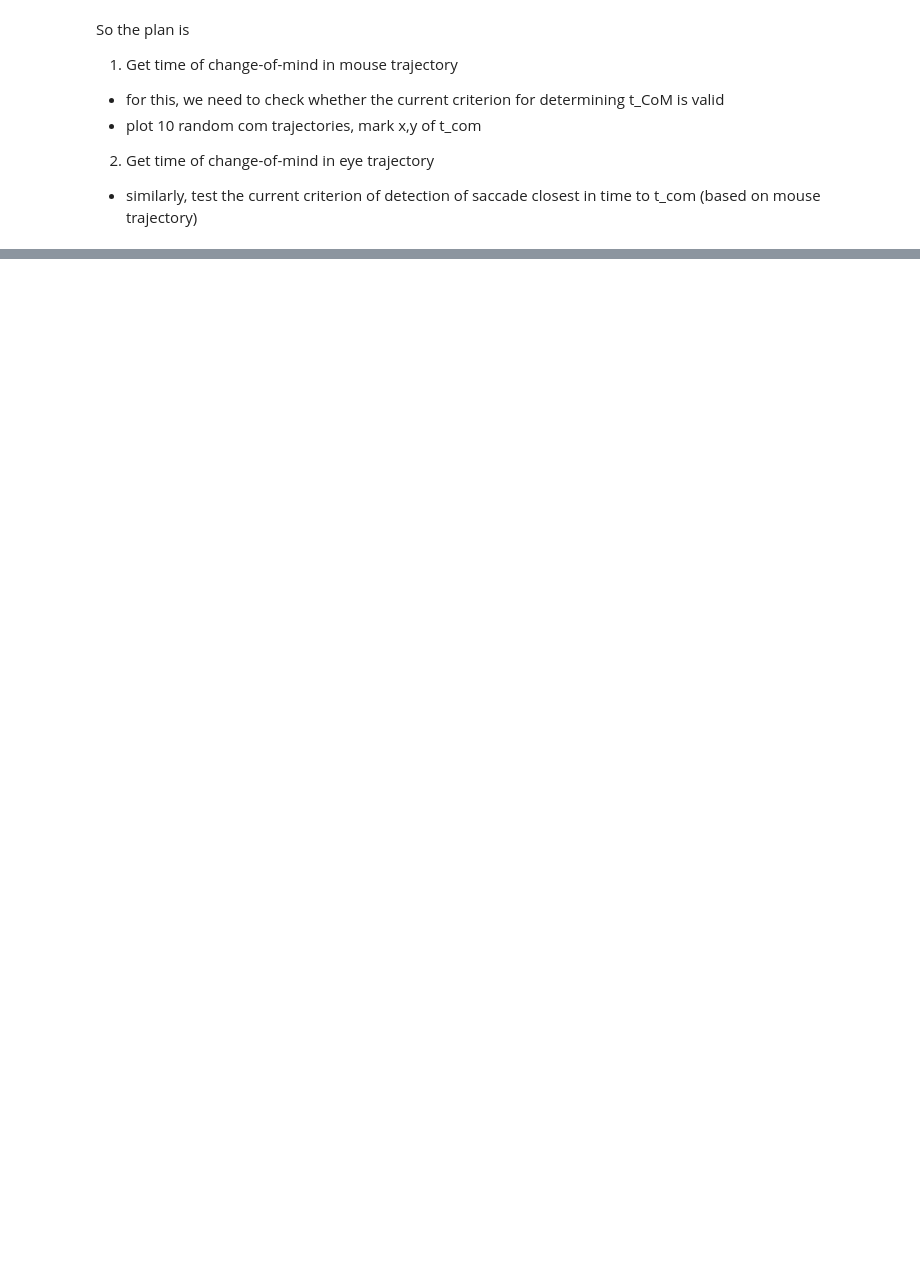
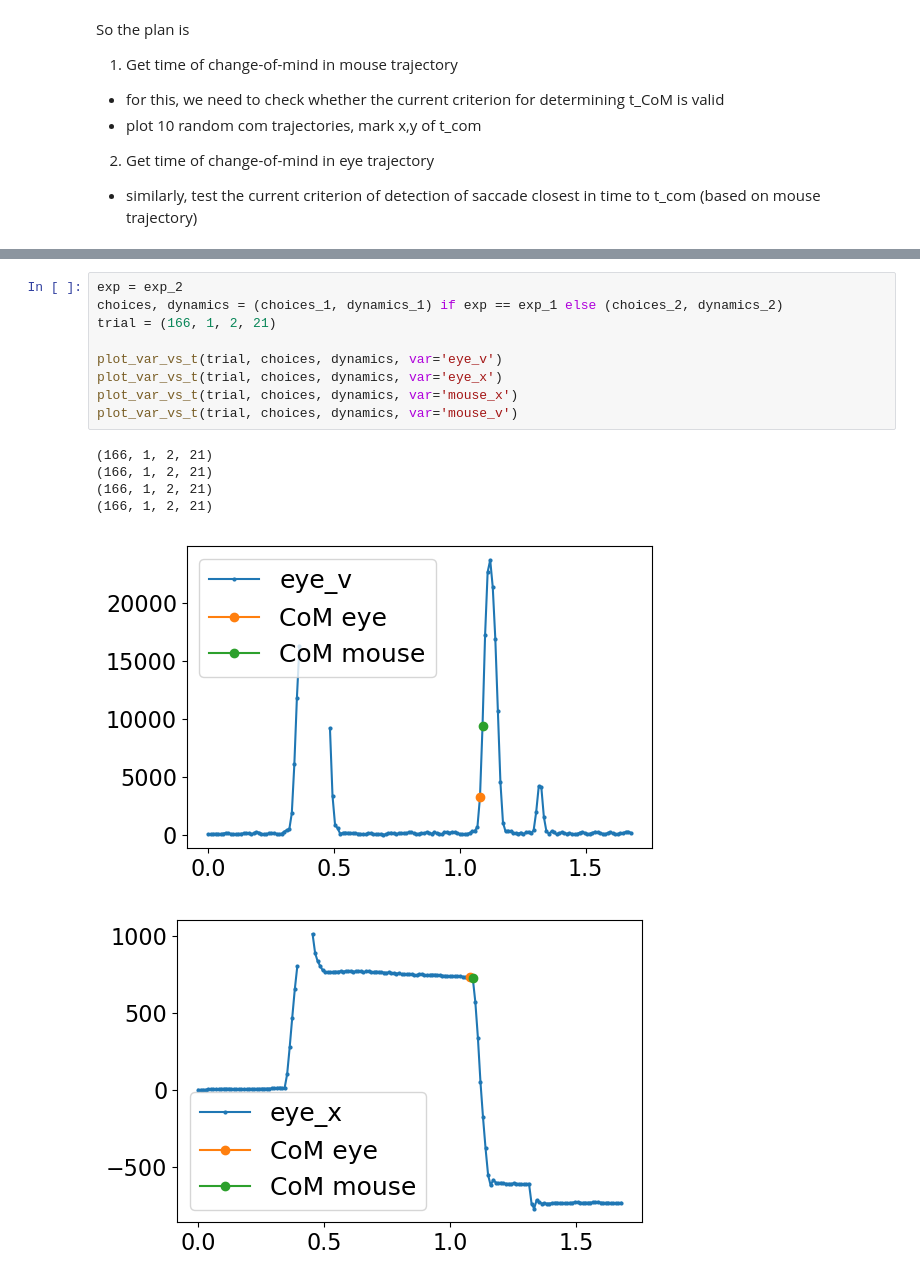
Before and after one commit to cherepaha/eyehandrdk, a Jupyter notebook: eye_hand_lags.ipynb, the cells around one changed output, grey strips where cells are left out. Cells and saved outputs as stored; diff of their text form; blank space fills up the shorter version.

```diff
--- a/eye_hand_lags.ipynb
+++ b/eye_hand_lags.ipynb
@@ -45,0 +206,16 @@ So the plan is
+# %%
+exp = exp_2
+choices, dynamics = (choices_1, dynamics_1) if exp == exp_1 else (choices_2, dynamics_2)
+trial = (166, 1, 2, 21)
+
+plot_var_vs_t(trial, choices, dynamics, var='eye_v')
+plot_var_vs_t(trial, choices, dynamics, var='eye_x')
+plot_var_vs_t(trial, choices, dynamics, var='mouse_x')
+plot_var_vs_t(trial, choices, dynamics, var='mouse_v')
+# %% [output]
+(166, 1, 2, 21)
+(166, 1, 2, 21)
+(166, 1, 2, 21)
+(166, 1, 2, 21)
+[figure, added]
+[figure, added]
```
Also changed, not shown: parts of 17 cells of this notebook, 2 other files.
